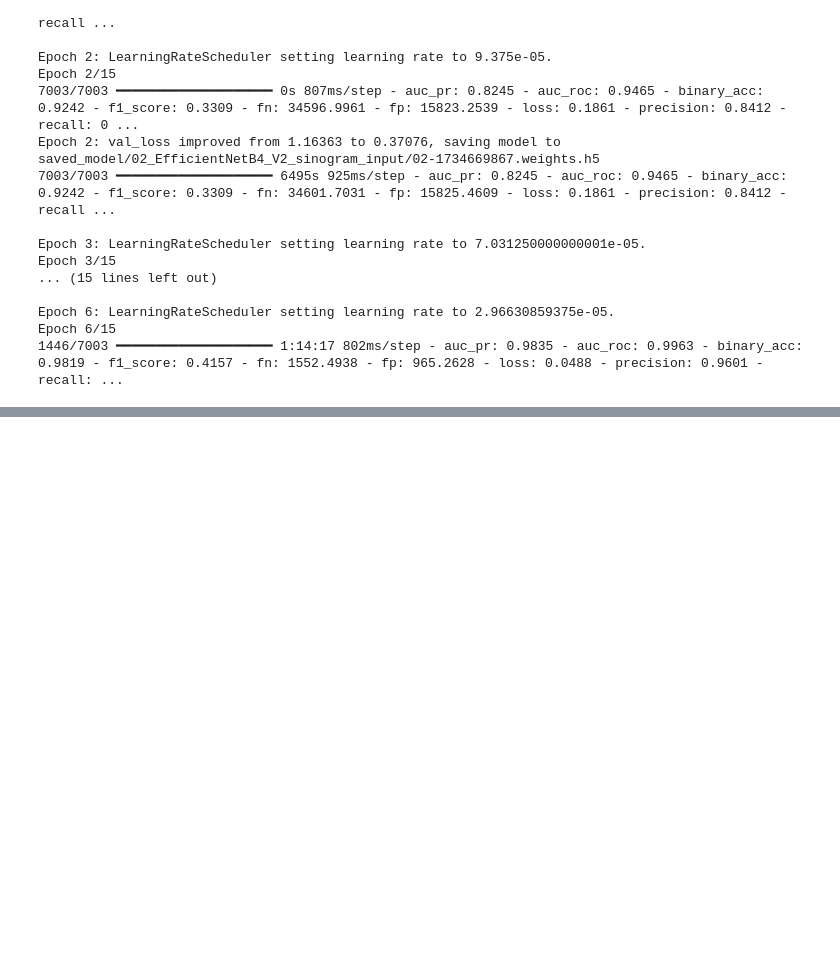
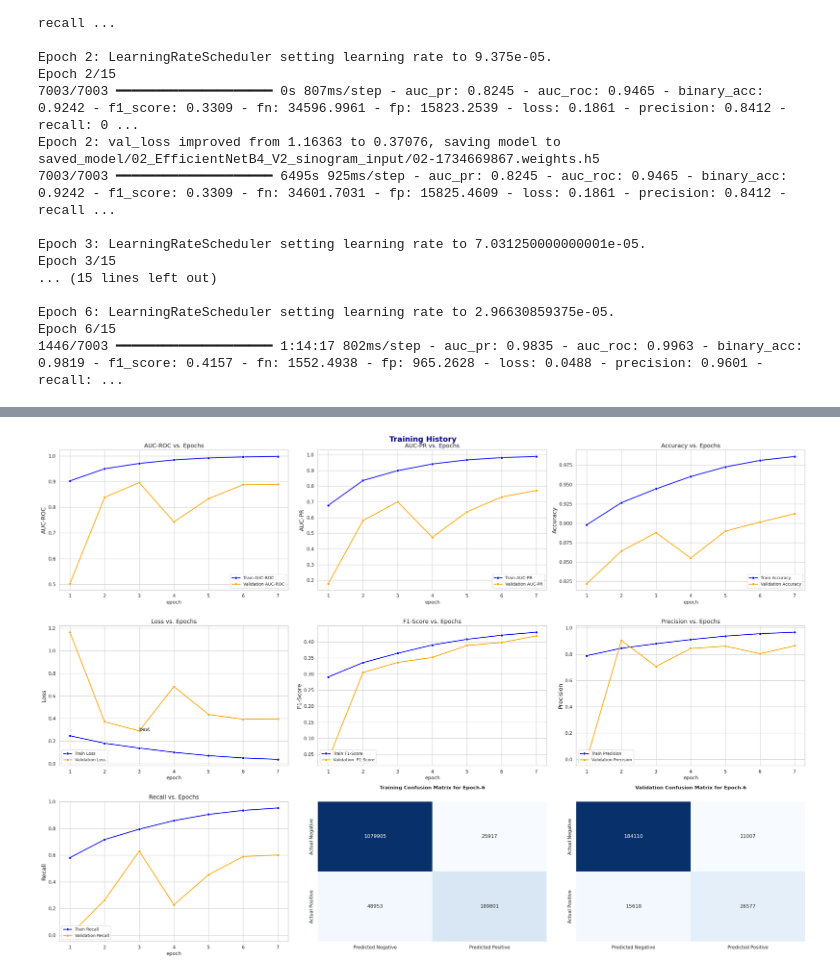
Before and after one commit to rtanx/ich-classification, a Jupyter notebook: efficientnetv2/efb4_multilabel_sino.ipynb, the cells around one changed output, grey strips where cells are left out. Saved outputs shown, nothing was run; the diff lists cells and outputs as text; code cells hidden in the pictures; blank space fills up the shorter version.

```diff
--- a/efficientnetv2/efb4_multilabel_sino.ipynb
+++ b/efficientnetv2/efb4_multilabel_sino.ipynb
@@ -165,7 +165,8 @@ class SinoDeepModel():
         base.trainable = not self.freeze_base
 
         x = base.output
-        x = layers.Dropout(0.2)(x)
+        x = layers.Dense(64, activation='relu', kernel_regularizer=keras.regularizers.l2(1e-4))(x)
+        x = layers.Dropout(0.3)(x)
         out = layers.Dense(self.num_classes, activation='sigmoid', name='dense_output')(x)
 
         self.model = keras.models.Model(inputs=base.input, outputs=out)
@@ -225,7 +226,7 @@ class SinoDeepModel():
         callbacks = [
             keras.callbacks.ModelCheckpoint(filepath='%s/{epoch:02d}-%s.weights.h5' % (self.saving_path, curr_time), monitor='val_loss', mode='min', verbose=self.verbose, save_weights_only=True, save_best_only=False),
             keras.callbacks.LearningRateScheduler(lambda epoch: self.learning_rate * pow(self.decay_rate, math.floor(epoch / self.decay_steps)), verbose=1),
-            keras.callbacks.EarlyStopping(verbose=1, restore_best_weights=True, monitor='val_loss', patience=4, mode='min'),
+            keras.callbacks.EarlyStopping(verbose=1, restore_best_weights=True, monitor='val_loss', patience=5, mode='min'),
             keras.callbacks.CSVLogger(filename='%s/%s.csv'%(self.saving_path, f'{curr_time}-train_log'))
         ]
         return self.model.fit(
@@ -253,7 +254,7 @@ class SinoDeepModel():
 # %%
 EPOCH = 15
 INPUT_SHAPE = IMG_SHAPE
-BATCH_SIZE = 32
+BATCH_SIZE = 64
 N_CLASSES = 6
 INITIAL_LEARNING_RATE = 0.000125
 # %%
@@ -316,3 +317,8 @@ Epoch 3/15
 Epoch 6: LearningRateScheduler setting learning rate to 2.96630859375e-05.
 Epoch 6/15
 1446/7003 ━━━━━━━━━━━━━━━━━━━━ 1:14:17 802ms/step - auc_pr: 0.9835 - auc_roc: 0.9963 - binary_acc: 0.9819 - f1_score: 0.4157 - fn: 1552.4938 - fp: 965.2628 - loss: 0.0488 - precision: 0.9601 - recall: ...
+# %%
+logpath = os.path.join(model.saving_path, '1734669867-train_log.csv')
+train_history = pd.read_csv(logpath)
+# train_history['epoch'] = train_history['epoch']+1
+# train_history.to_csv(logpath, index=False)
@@ -318,0 +431,4 @@ Epoch 6/15
+# %%
+plot_hist(train_history, 3)
+# %% [output]
+[figure, added]
```
Also changed, not shown: parts of 5 cells of this notebook.
